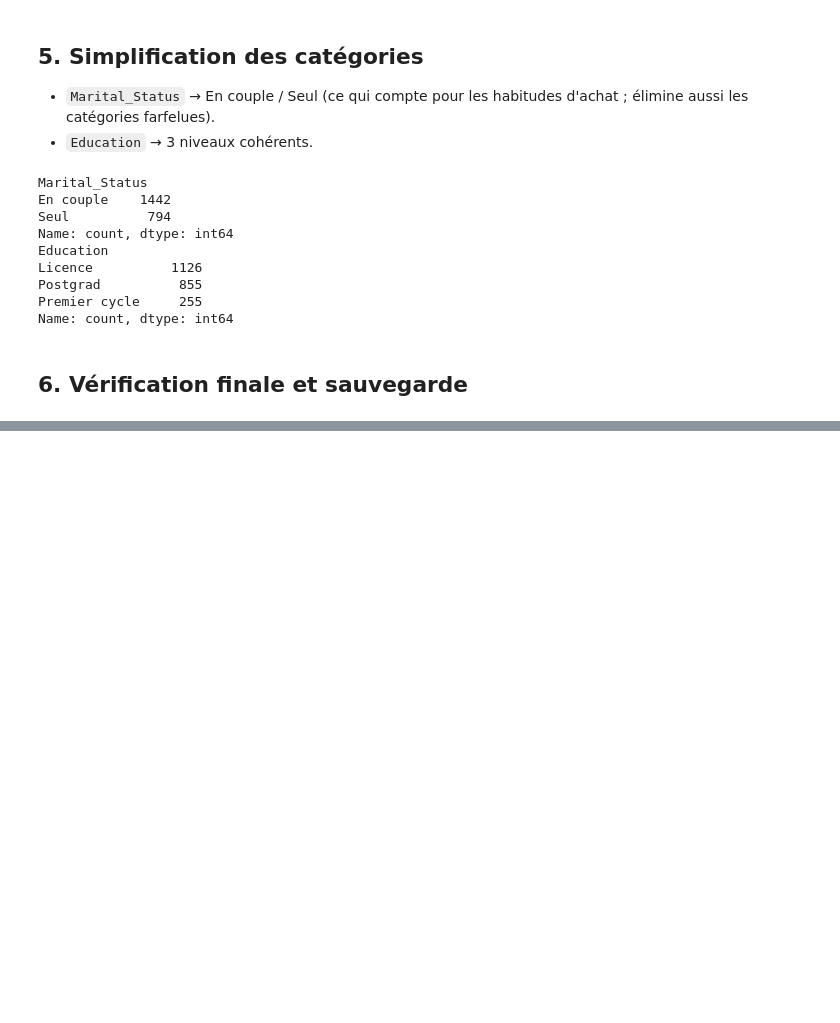
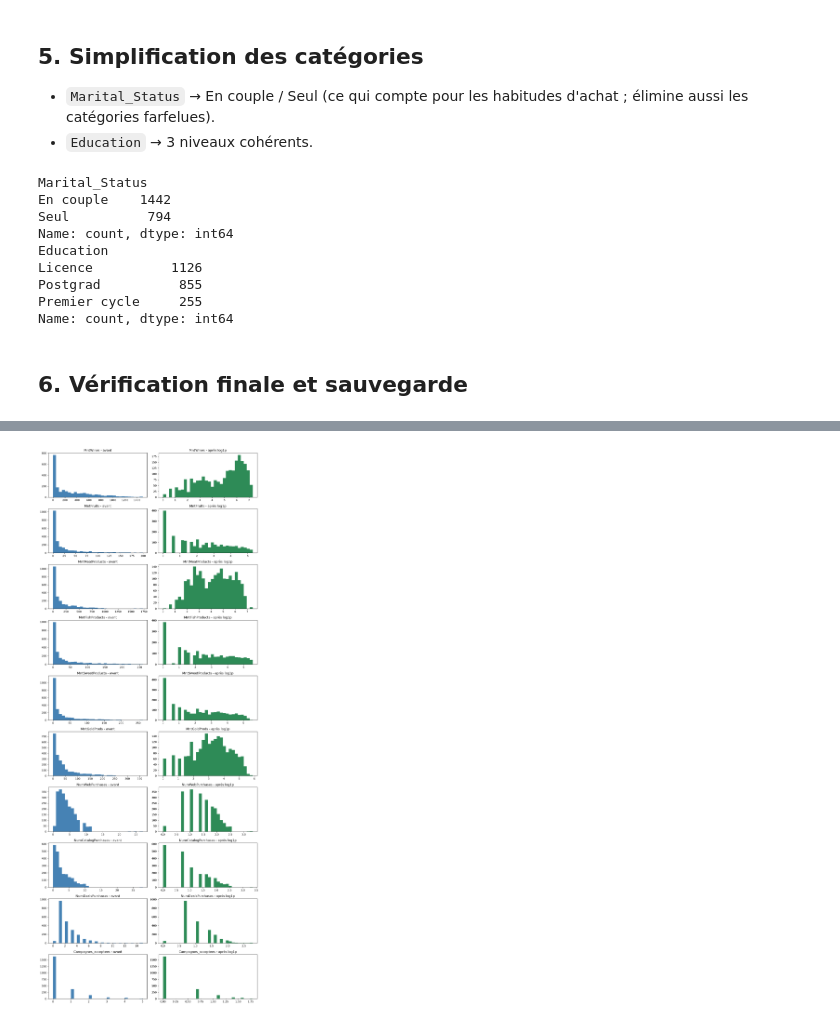
Before and after one commit to hilaryChoco/customer-segmentation-clustering, a Jupyter notebook: notebooks/01_exploration.ipynb, the cells around one changed output, grey strips where cells are left out. Drawn from its saved outputs; the diff is of its cells as text; code cells hidden in the pictures; blank space fills up the shorter version.

```diff
--- a/notebooks/01_exploration.ipynb
+++ b/notebooks/01_exploration.ipynb
@@ -224,0 +334,19 @@ Valeurs manquantes : 0
+# %%
+from sklearn.preprocessing import StandardScaler
+
+X = df[features_clustering].copy()
+
+# Variables fortement asymétriques (skew > 1)
+skew = X.skew()
+cols_log = skew[skew > 1].index.tolist()
+print("Variables transformées en log :", cols_log)
+
+# Transformation log1p : log(1 + x)
+X[cols_log] = np.log1p(X[cols_log])
+print(X.skew().sort_values(ascending=False))
+
+# Standardisation : moyenne 0, écart-type 1
+scaler = StandardScaler()
+X_scaled = scaler.fit_transform(X)
+X_scaled = pd.DataFrame(X_scaled, columns=features_clustering, index=X.index)
+X_scaled.describe().T[["mean", "std"]]
@@ -224,0 +383,13 @@ Valeurs manquantes : 0
+# %%
+fig, axes = plt.subplots(len(cols_log), 2, figsize=(12, 3 * len(cols_log)))
+
+for i, col in enumerate(cols_log):
+    axes[i, 0].hist(df[col], bins=30, color="steelblue")
+    axes[i, 0].set_title(f"{col} - avant")
+    axes[i, 1].hist(X[col], bins=30, color="seagreen")
+    axes[i, 1].set_title(f"{col} - après log1p")
+
+plt.tight_layout()
+plt.show()
+# %% [output]
+[figure, added]
```
Also changed, not shown: parts of 33 cells of this notebook.
